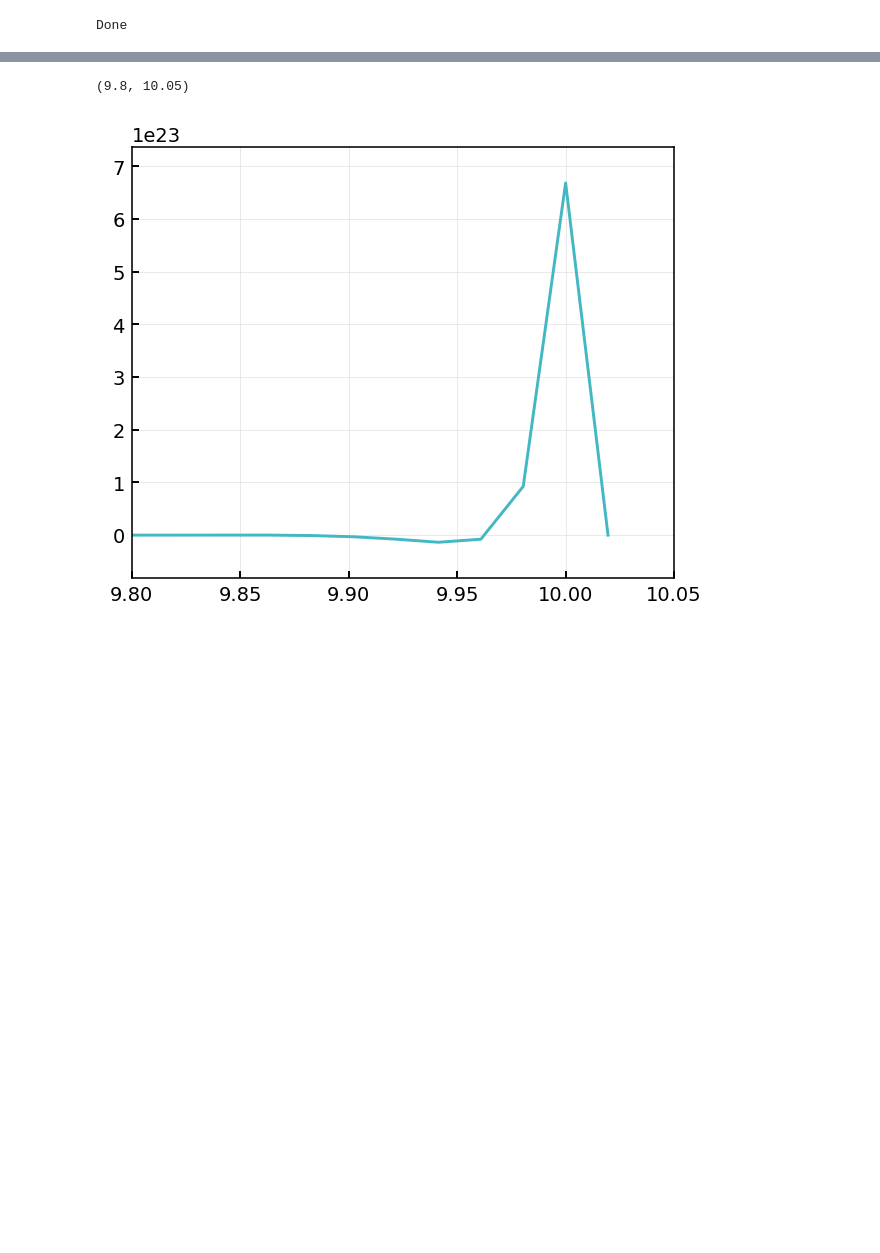
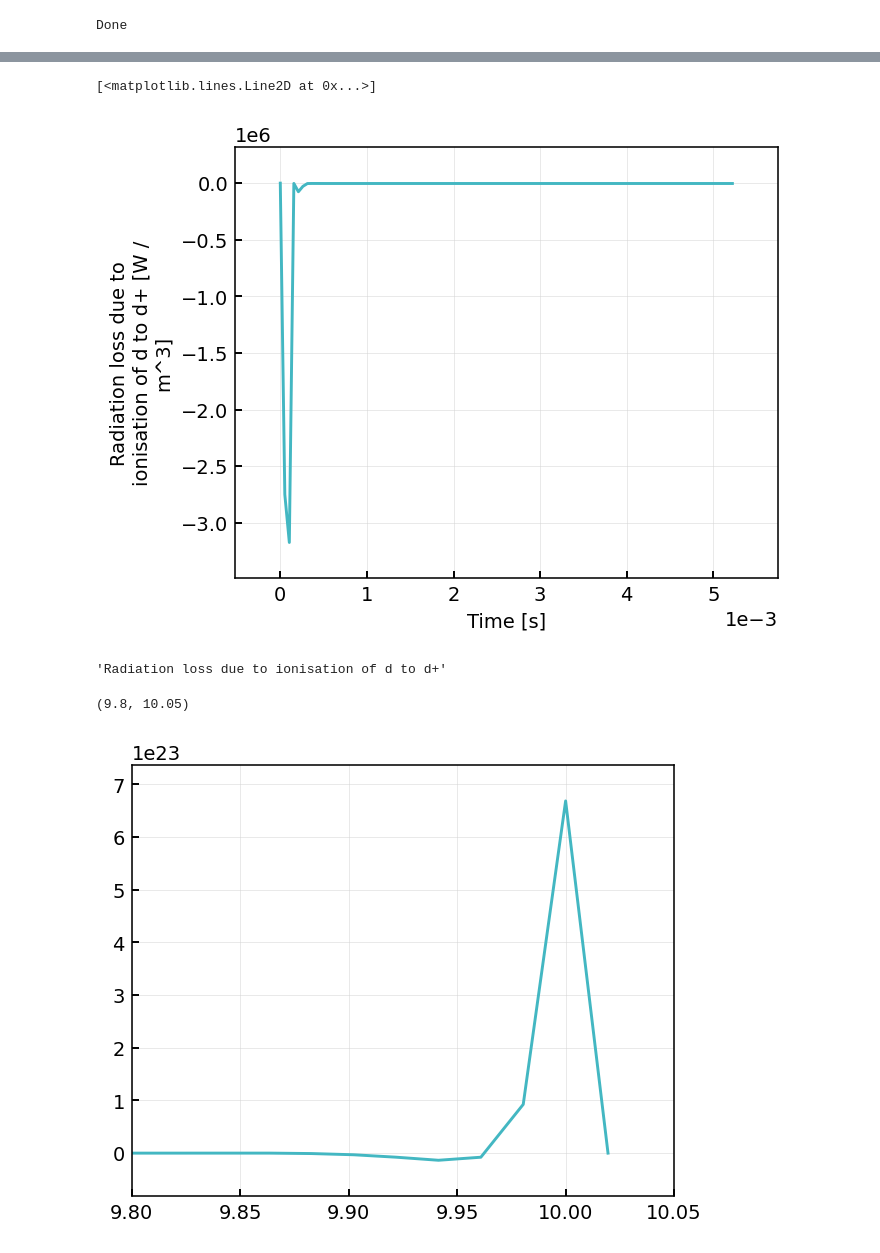
Before and after one commit to mikekryjak/notebooks, a Jupyter notebook: hermes3-remkit-comparison/2024-07-08 - fix kappa etc.ipynb, the cells around one changed output, grey strips where cells are left out. Cells and saved outputs as stored; diff of their text form; code cells hidden in the pictures; blank space fills up the shorter version.

```diff
--- a/hermes3-remkit-comparison/2024-07-08 - fix kappa etc.ipynb
+++ b/hermes3-remkit-comparison/2024-07-08 - fix kappa etc.ipynb
@@ -62,3 +64,21 @@ Unnormalising with xHermes
+# %%
+ds = cs["base"].ds.isel(pos=slice(2,-2))
+
+# ds["Te"].plot(label = "Te")
+# ds["Td+"].plot(label = "Ti")
+# anim = xbout.plotting.animate.animate_line(ds["NVd+"])
+
+fig, ax = plt.subplots()
+(ds["Rd+_ex"] * ds["dv"]).sum("pos").plot(ax = ax)
+
+# ds.data_vars
+# %% [output]
+[<matplotlib.lines.Line2D at 0x...>]
+[figure, added]
+# %%
+ds["Rd+_ex"].attrs["long_name"]
+# %% [output]
+'Radiation loss due to ionisation of d to d+'
 # %%
 ds = cs['base'].ds.isel(pos = slice(2,-2), t = -1)
 
```
Also changed, not shown: parts of 2 cells of this notebook, 20 other files.
